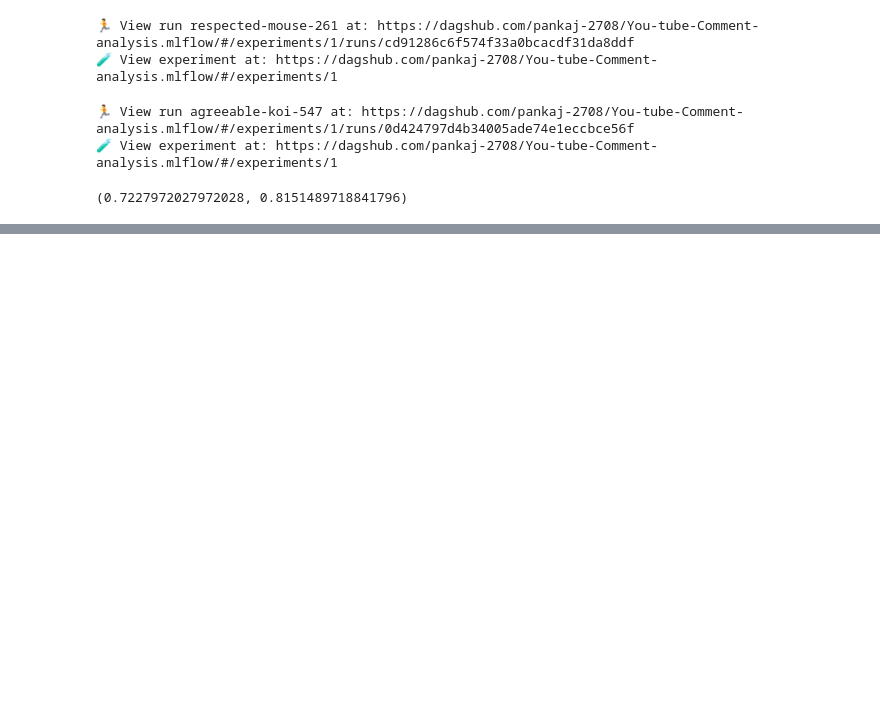
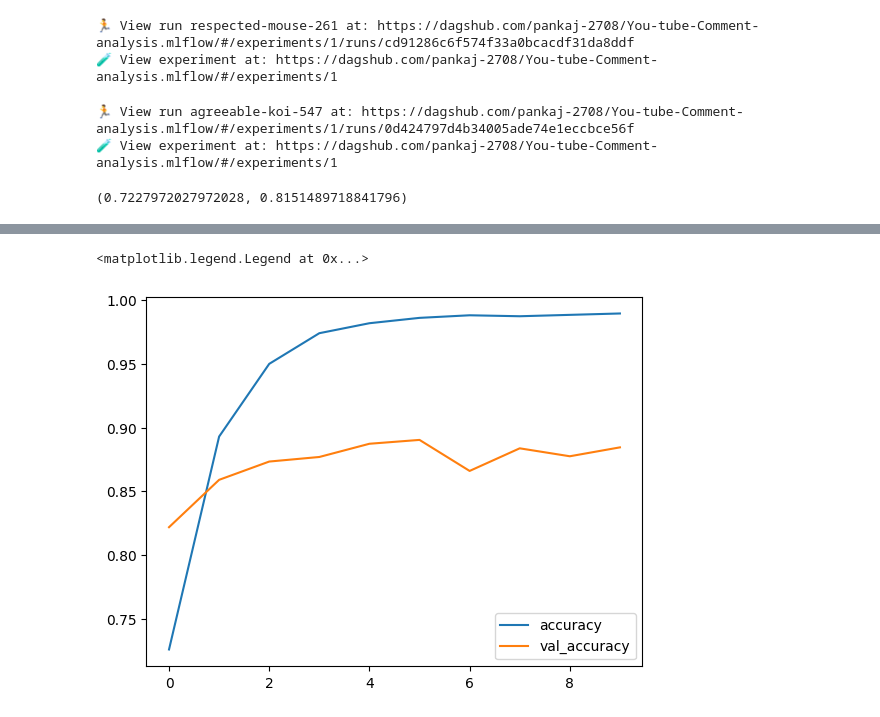
Before and after one commit to pankaj-2708/You-tube-Comment-analysis, a Jupyter notebook: notebooks/2_ml.ipynb, the cells around one changed output, grey strips where cells are left out. Saved outputs shown, nothing was run; the diff lists cells and outputs as text; code cells hidden in the pictures; blank space fills up the shorter version.

```diff
--- a/notebooks/2_ml.ipynb
+++ b/notebooks/2_ml.ipynb
@@ -23,8 +25,8 @@ mlflow.set_experiment("jupyter-lab")
 2025/09/30 18:02:19 INFO mlflow.tracking.fluent: Experiment with name 'jupyter-lab' does not exist. Creating a new experiment.
 <Experiment: artifact_location='mlflow-artifacts:/c4c3e8dd03694821a998d8d0b10c59d4', creation_time=1759235536530, experiment_id='1', last_update_time=1759235536530, lifecycle_stage='active', name='jup ...
 # %%
-train=pd.read_csv("../data/transformed/train.csv")
-test=pd.read_csv("../data/transformed/test.csv")
+train=pd.read_csv("../data/train_test_split/train.csv")
+test=pd.read_csv("../data/train_test_split/test.csv")
 X=train.drop(columns=['lb__Sentiment'])
 y=train['lb__Sentiment']
 test_X=test.drop(columns=['lb__Sentiment'])
@@ -33,0 +38,6 @@ test_y=test['lb__Sentiment']
+# %%
+from sklearn.naive_bayes import BernoulliNB
+des=BernoulliNB()
+des.fit(X,y)
+y_pred=des.predict(test_X)
+accuracy_score(y_pred,test_y)
@@ -311,0 +332,7 @@ accuracy_score(y_pred,test_y),accuracy_score(y_pred_train,y)
+# %%
+model=Sequential()
+model.add(Dense(128,activation='relu',input_shape=(None,2008)))
+model.add(Dense(64,activation='relu'))
+model.add(Dense(32,activation='relu'))
+model.add(Dense(3,activation='softmax'))
+model.compile(optimizer='Adam',metrics="accuracy",loss="sparse_categorical_crossentropy")
@@ -311,0 +359,2 @@ accuracy_score(y_pred,test_y),accuracy_score(y_pred_train,y)
+# %%
+history=model.fit(X,y,validation_split=0.2,epochs=10)
@@ -311,0 +379,8 @@ accuracy_score(y_pred,test_y),accuracy_score(y_pred_train,y)
+# %%
+import matplotlib.pyplot as plt
+pd.DataFrame(history.history)['accuracy'].plot(kind="line")
+pd.DataFrame(history.history)['val_accuracy'].plot(kind="line")
+plt.legend()
+# %% [output]
+<matplotlib.legend.Legend at 0x...>
+[figure, added]
```
Also changed, not shown: parts of 9 cells of this notebook, 15 other files.
